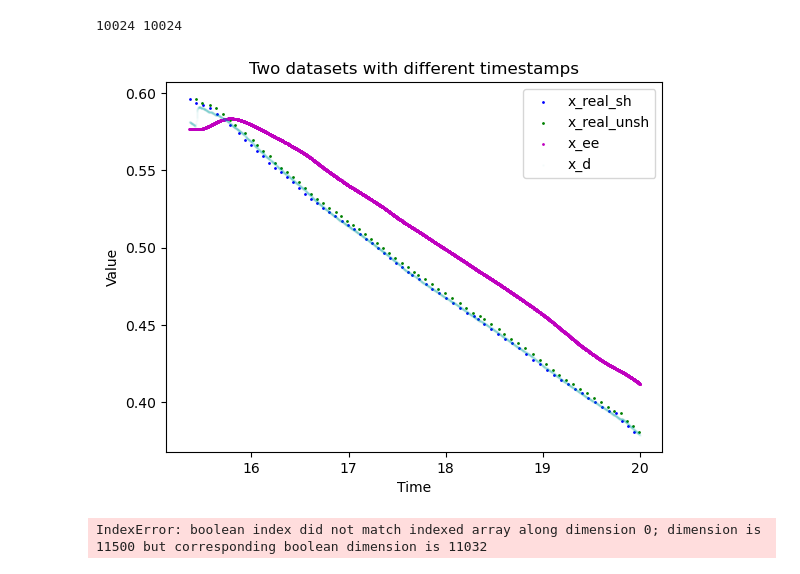
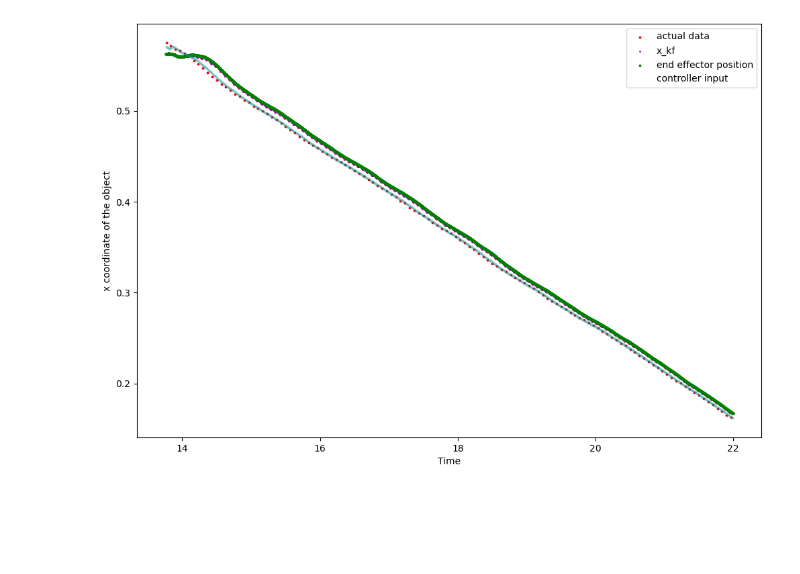
Before and after one commit to agentkashtan/franka-realtime-tracking, a Jupyter notebook: state_controller/Untitled1.ipynb, the cells around one changed output. Cells and saved outputs as stored; diff of their text form; code cells hidden in the pictures; blank space fills up the shorter version.

```diff
--- a/state_controller/Untitled1.ipynb
+++ b/state_controller/Untitled1.ipynb
@@ -40,10 +65,9 @@ for i in open("/dev/shm/vs_data_actual_pos.log").readlines():
-# %%
-print(len(t_kf), len(x_kf))
-# %% [output]
-10024 10024
 # %%
 t_r = np.array(t_r)
 x_real_sh = np.array(x_real_sh)
+x_v = np.array(x_v)
+y_v = np.array(y_v)
+z_v = np.array(z_v)
 
 t_s = np.array(t_s)
 x_real_unsh = np.array(x_real_unsh)
@@ -58,46 +82,51 @@ t_d = np.array(t_d)
 x_d = np.array(x_d)
 
 t_min = 12
-t_max =20
+t_max =22
 
 
 
 mask_sh = t_r < t_max
 t_r = t_r[mask_sh]
 x_real_sh = x_real_sh[mask_sh]
+
+
+
 
 mask_unsh = t_s < t_max
 t_s = t_s[mask_unsh]
 x_real_unsh = x_real_unsh[mask_unsh]
 
 mask_kf = t_kf < t_max
 t_kf = t_kf[mask_kf]
 x_kf = x_kf[mask_kf]
 
 mask_ee = t_ee < t_max
 t_ee = t_ee[mask_ee]
 x_ee = x_ee[mask_ee]
 
 mask_d = t_d < t_max
 t_d = t_d[mask_d]
 x_d = x_d[mask_d]
+x_v = x_v[mask_d]
+y_v = y_v[mask_d]
+z_v = z_v[mask_d]
 
 
-fig, ax = plt.subplots()
+fig, ax = plt.subplots(figsize=(12,8))
 
 
-ax.scatter(t_r, x_real_sh, color='b', label='x_real_sh', s=1)
-ax.scatter(t_s, x_real_unsh, color='g', label='x_real_unsh', s=1)
-#ax.scatter(t_kf, x_kf, color='r', label='x_kf', s=1)
-ax.scatter(t_ee, x_ee, color='m', label='x_ee', s=1)
-ax.scatter(t_d, x_d, color='c', label='x_d', s=1, alpha=0.02)
+ax.scatter(t_r, x_real_sh, color='r', label='actual data', s=3)
+#ax.scatter(t_s, x_real_unsh, color='m', label='x_real_unsh', s=2)
+ax.scatter(t_kf, x_kf, color='m', label='x_kf', s=1)
+ax.scatter(t_ee, x_ee, color='g', label='end effector position', s=3)
+ax.scatter(t_d, x_d, color='c', label='controller input', s=3, alpha=0.02)
 
 # Plot second dataset
 
 ax.set_xlabel('Time')
-ax.set_ylabel('Value')
-ax.set_title('Two datasets with different timestamps')
+ax.set_ylabel('x coordinate of the object')
 ax.legend()
 plt.show()
 # %% [output]
-[figure, old version]
+[figure, new version]
@@ -118,47 +132,0 @@ for i in open("/dev/shm/a_data.log").readlines():
-# %%
-import numpy as np
-import matplotlib.pyplot as plt
-
-# Example data for old dataset
-times_1 = np.array(t)          # Notice time gaps (missing 5, 8, 9)
-values_1 = np.array(x_r)
-values_ee = np.array(x_a)
-
-
-# Example data for new dataset
-times_2 = np.array(t_real)  # Different timestamps
-values_2 = np.array(x_sh)
-
-t_max = 18
-mask_1 = times_1 < t_max
-times_1_filtered = times_1[mask_1]
-
-values_1_filtered = values_1[mask_1]
-values_ee_filtered  = values_ee[mask_1]
-
-
-# Filter second dataset (only keep times < t_max)
-mask_2 = times_2 < t_max
-times_2_filtered = times_2[mask_2]
-values_2_filtered = values_2[mask_2]
-
-
-
-
-
-fig, ax = plt.subplots()
-
-# Plot first dataset
-ax.scatter(times_1_filtered, values_1_filtered, color='b', label='Dataset 1', s=1)
-ax.scatter(times_1_filtered, values_ee_filtered, color='g', label='Dataset 1', s=1)
-
-# Plot second dataset
-ax.scatter(times_2_filtered, values_2_filtered, color='r', label='Dataset 2', s=1)
-
-ax.set_xlabel('Time')
-ax.set_ylabel('Value')
-ax.set_title('Two datasets with different timestamps')
-ax.legend()
-plt.show()
-# %% [output]
-IndexError: boolean index did not match indexed array along dimension 0; dimension is 11500 but corresponding boolean dimension is 11032
```
Also changed, not shown: parts of 13 cells of this notebook, 8 other files.
